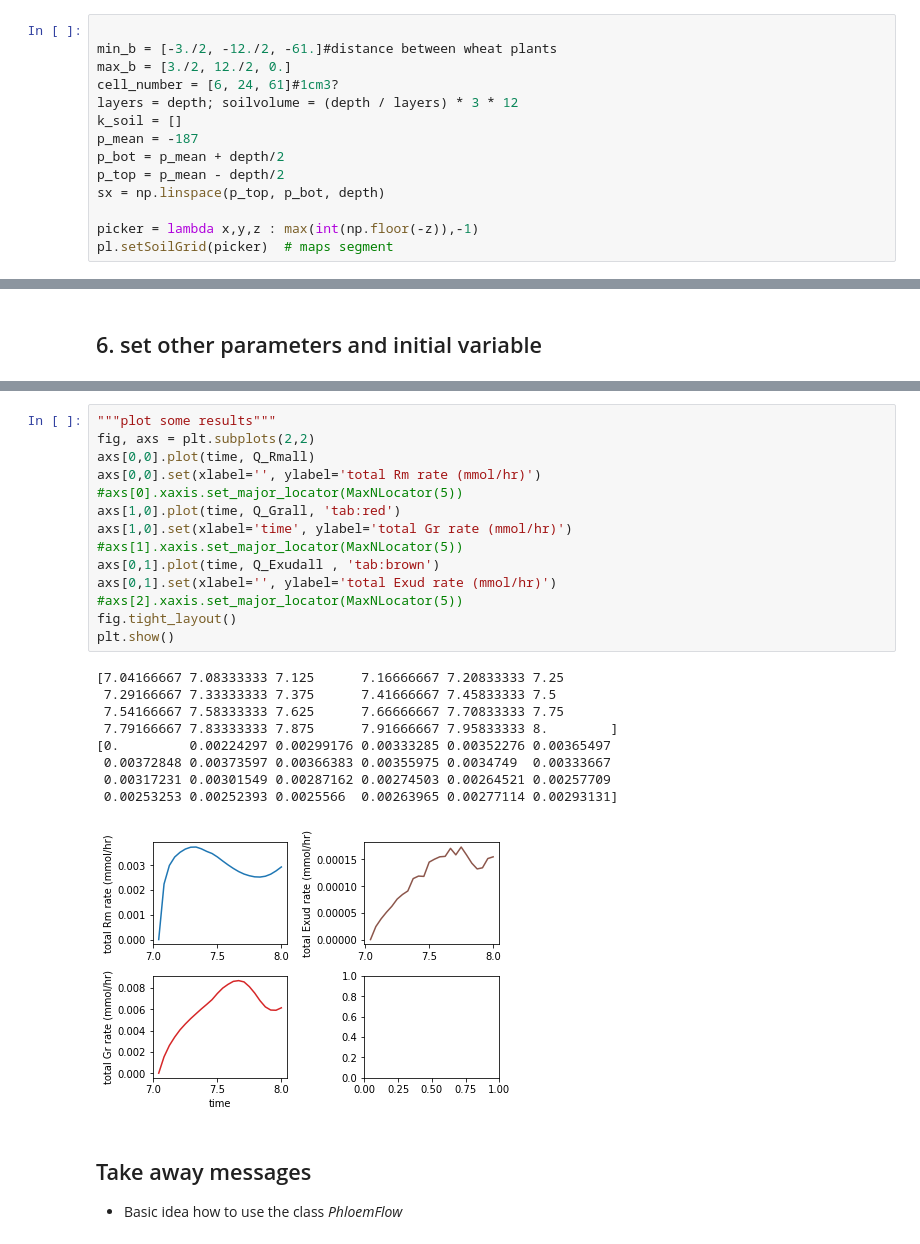
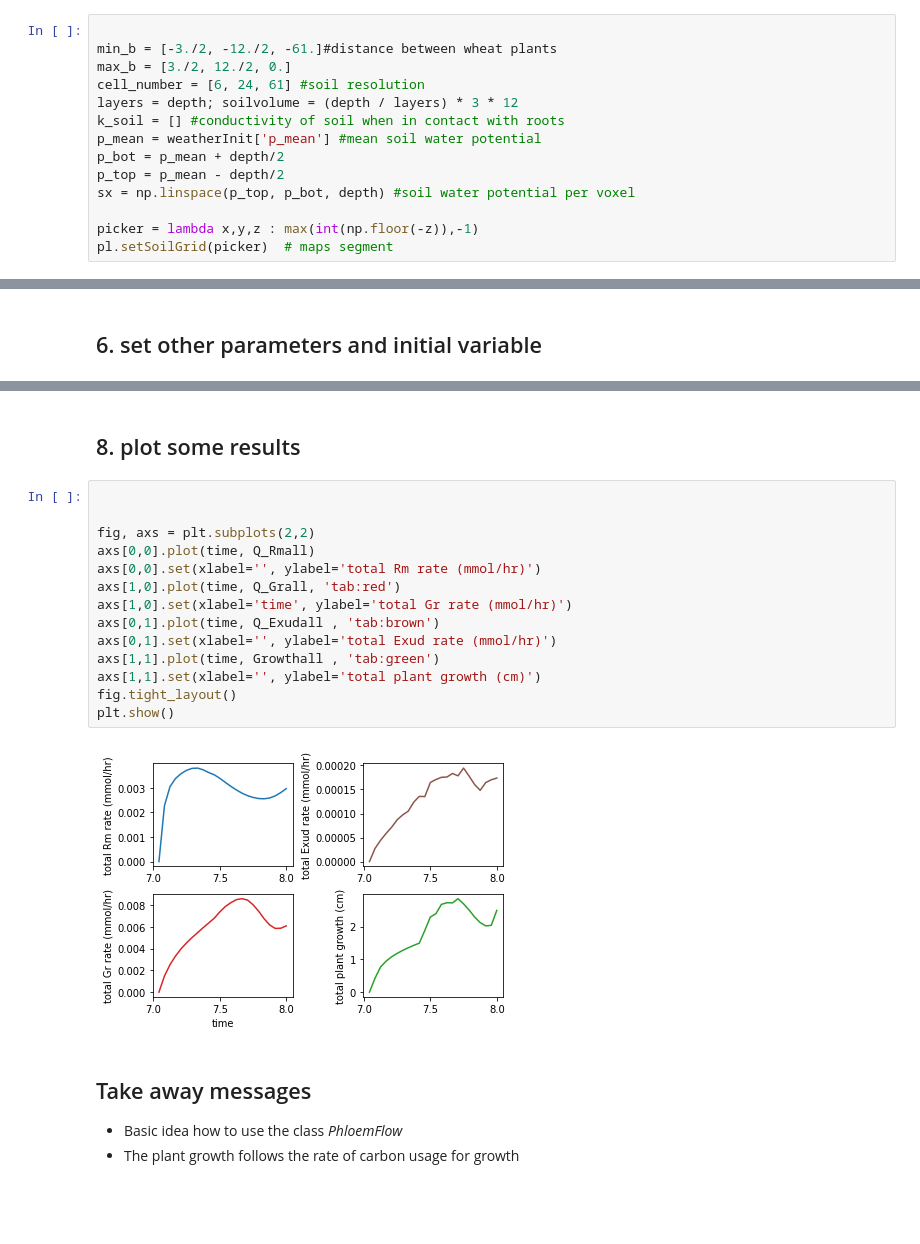
Before and after one commit to mserpe/plantbox, a Jupyter notebook: tutorial/jupyter/UQ_15_08_2022/3_water_and_carbon_flux.ipynb, the cells around one changed output, grey strips where cells are left out. Saved outputs shown, nothing was run; the diff lists cells and outputs as text; blank space fills up the shorter version.

```diff
--- a/tutorial/jupyter/UQ_15_08_2022/3_water_and_carbon_flux.ipynb
+++ b/tutorial/jupyter/UQ_15_08_2022/3_water_and_carbon_flux.ipynb
@@ -250,13 +254,13 @@ Ntbu = 1
 
 min_b = [-3./2, -12./2, -61.]#distance between wheat plants
 max_b = [3./2, 12./2, 0.]
-cell_number = [6, 24, 61]#1cm3?
+cell_number = [6, 24, 61] #soil resolution
 layers = depth; soilvolume = (depth / layers) * 3 * 12
-k_soil = []
-p_mean = -187
+k_soil = [] #conductivity of soil when in contact with roots
+p_mean = weatherInit['p_mean'] #mean soil water potential
 p_bot = p_mean + depth/2
 p_top = p_mean - depth/2
-sx = np.linspace(p_top, p_bot, depth)
+sx = np.linspace(p_top, p_bot, depth) #soil water potential per voxel
 
 picker = lambda x,y,z : max(int(np.floor(-z)),-1)
 pl.setSoilGrid(picker)  # maps segment
@@ -433,28 +434,23 @@ Q_X (mmol Suc):
+# %% [markdown]
+## 8. plot some results
 # %%
-"""plot some results"""
+
+
 fig, axs = plt.subplots(2,2)
 axs[0,0].plot(time, Q_Rmall)
 axs[0,0].set(xlabel='', ylabel='total Rm rate (mmol/hr)')
-#axs[0].xaxis.set_major_locator(MaxNLocator(5))
 axs[1,0].plot(time, Q_Grall, 'tab:red')
 axs[1,0].set(xlabel='time', ylabel='total Gr rate (mmol/hr)')
-#axs[1].xaxis.set_major_locator(MaxNLocator(5))
 axs[0,1].plot(time, Q_Exudall , 'tab:brown')
 axs[0,1].set(xlabel='', ylabel='total Exud rate (mmol/hr)')
-#axs[2].xaxis.set_major_locator(MaxNLocator(5))
+axs[1,1].plot(time, Growthall , 'tab:green')
+axs[1,1].set(xlabel='', ylabel='total plant growth (cm)')
 fig.tight_layout()
 plt.show()
 # %% [output]
-[7.04166667 7.08333333 7.125      7.16666667 7.20833333 7.25
- 7.29166667 7.33333333 7.375      7.41666667 7.45833333 7.5
- 7.54166667 7.58333333 7.625      7.66666667 7.70833333 7.75
- 7.79166667 7.83333333 7.875      7.91666667 7.95833333 8.        ]
-[0.         0.00224297 0.00299176 0.00333285 0.00352276 0.00365497
- 0.00372848 0.00373597 0.00366383 0.00355975 0.0034749  0.00333667
- 0.00317231 0.00301549 0.00287162 0.00274503 0.00264521 0.00257709
- 0.00253253 0.00252393 0.0025566  0.00263965 0.00277114 0.00293131]
-[figure, old version]
+[figure, new version]
 # %% [markdown]
 ## Take away messages
 
 * Basic idea how to use the class *PhloemFlow*
+* The plant growth follows the rate of carbon usage for growth
```
Also changed, not shown: parts of 8 cells of this notebook, 4 other files.
